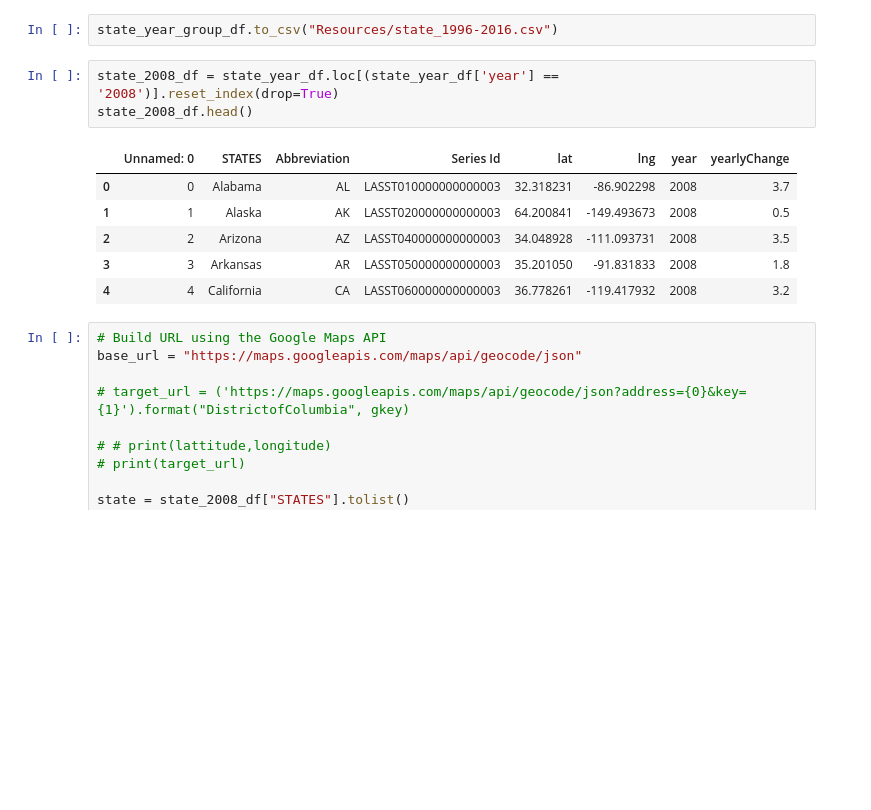
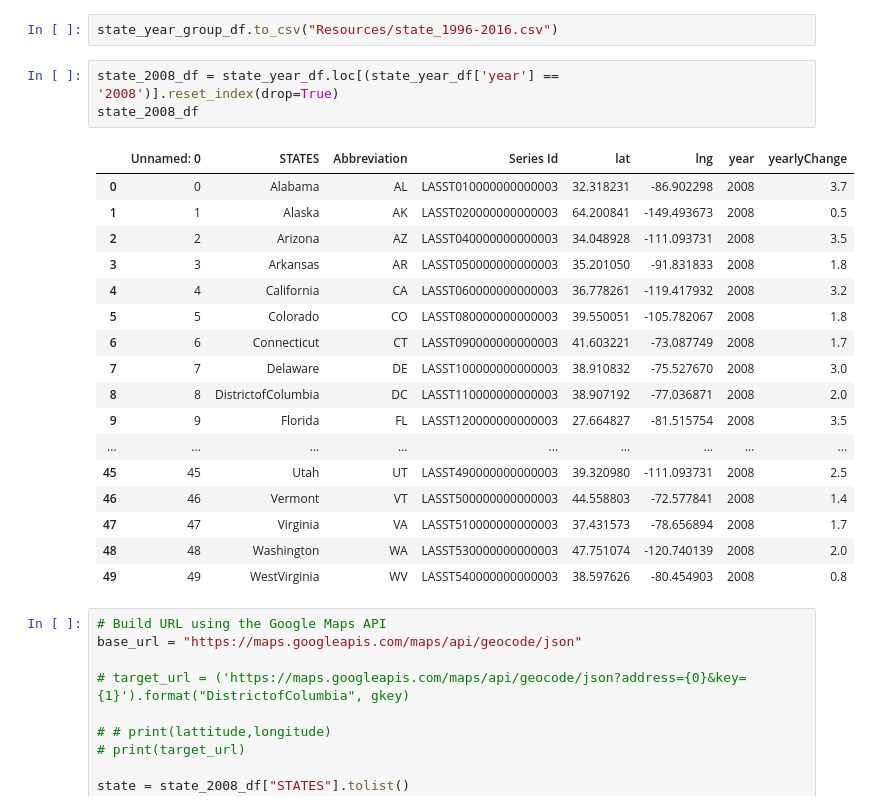
Before and after one commit to rsimeonoglou/group-project-1, a Jupyter notebook: Statewise unemployment.ipynb, the cells around one changed output. Drawn from its saved outputs; the diff is of its cells as text; blank space fills up the shorter version.

```diff
--- a/Statewise unemployment.ipynb
+++ b/Statewise unemployment.ipynb
@@ -186,14 +186,25 @@ state_year_group_df
 state_year_group_df.to_csv("Resources/state_1996-2016.csv")
 # %%
 state_2008_df = state_year_df.loc[(state_year_df['year'] == '2008')].reset_index(drop=True)
-state_2008_df.head()
+state_2008_df
 # %% [output]
 |  | Unnamed: 0 | STATES | Abbreviation | Series Id | lat | lng | year | yearlyChange |
 | 0 | 0 | Alabama | AL | LASST010000000000003 | 32.318231 | -86.902298 | 2008 | 3.7 |
 | 1 | 1 | Alaska | AK | LASST020000000000003 | 64.200841 | -149.493673 | 2008 | 0.5 |
 | 2 | 2 | Arizona | AZ | LASST040000000000003 | 34.048928 | -111.093731 | 2008 | 3.5 |
 | 3 | 3 | Arkansas | AR | LASST050000000000003 | 35.201050 | -91.831833 | 2008 | 1.8 |
 | 4 | 4 | California | CA | LASST060000000000003 | 36.778261 | -119.417932 | 2008 | 3.2 |
+| 5 | 5 | Colorado | CO | LASST080000000000003 | 39.550051 | -105.782067 | 2008 | 1.8 |
+| 6 | 6 | Connecticut | CT | LASST090000000000003 | 41.603221 | -73.087749 | 2008 | 1.7 |
+| 7 | 7 | Delaware | DE | LASST100000000000003 | 38.910832 | -75.527670 | 2008 | 3.0 |
+| 8 | 8 | DistrictofColumbia | DC | LASST110000000000003 | 38.907192 | -77.036871 | 2008 | 2.0 |
+| 9 | 9 | Florida | FL | LASST120000000000003 | 27.664827 | -81.515754 | 2008 | 3.5 |
+| ... | ... | ... | ... | ... | ... | ... | ... | ... |
+| 45 | 45 | Utah | UT | LASST490000000000003 | 39.320980 | -111.093731 | 2008 | 2.5 |
+| 46 | 46 | Vermont | VT | LASST500000000000003 | 44.558803 | -72.577841 | 2008 | 1.4 |
+| 47 | 47 | Virginia | VA | LASST510000000000003 | 37.431573 | -78.656894 | 2008 | 1.7 |
+| 48 | 48 | Washington | WA | LASST530000000000003 | 47.751074 | -120.740139 | 2008 | 2.0 |
+| 49 | 49 | WestVirginia | WV | LASST540000000000003 | 38.597626 | -80.454903 | 2008 | 0.8 |
 # %%
 # Build URL using the Google Maps API
 base_url = "https://maps.googleapis.com/maps/api/geocode/json"
```
Also changed, not shown: parts of 1 cell of this notebook, 2 other files.
